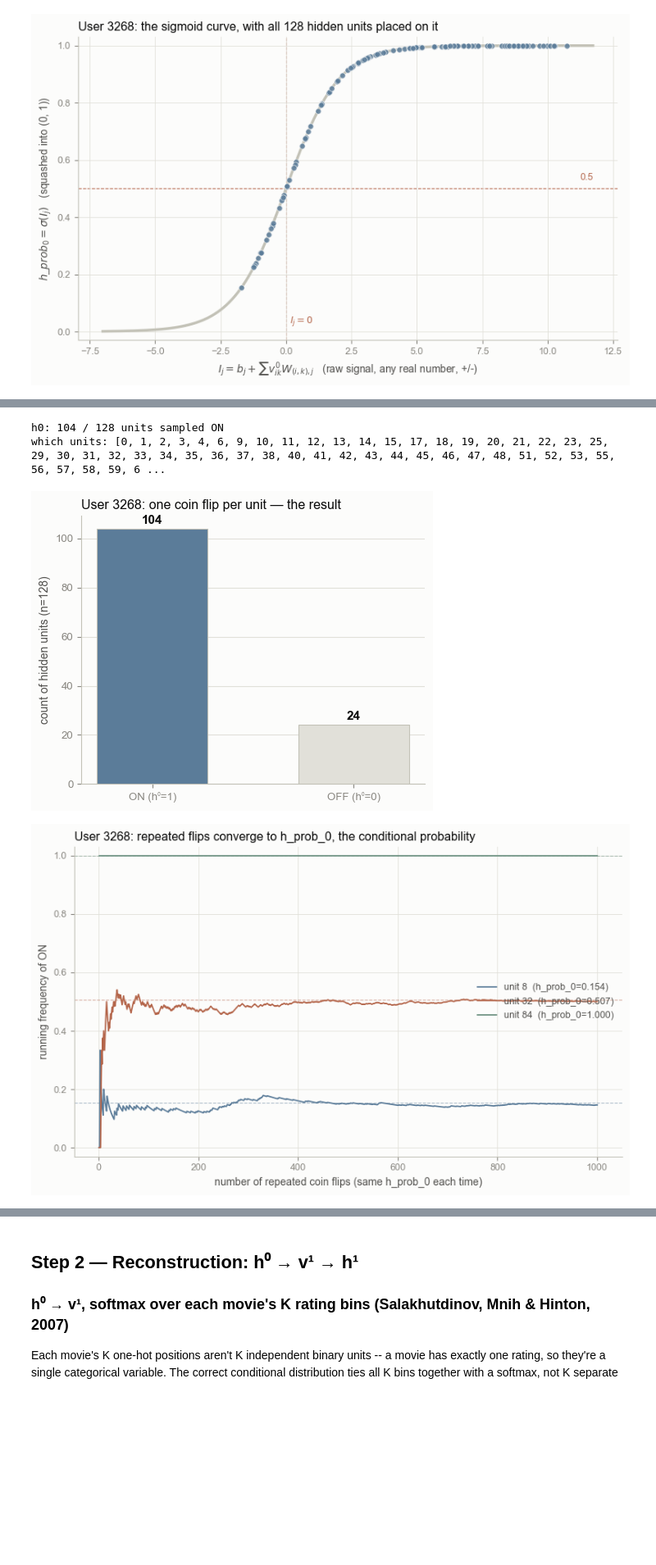
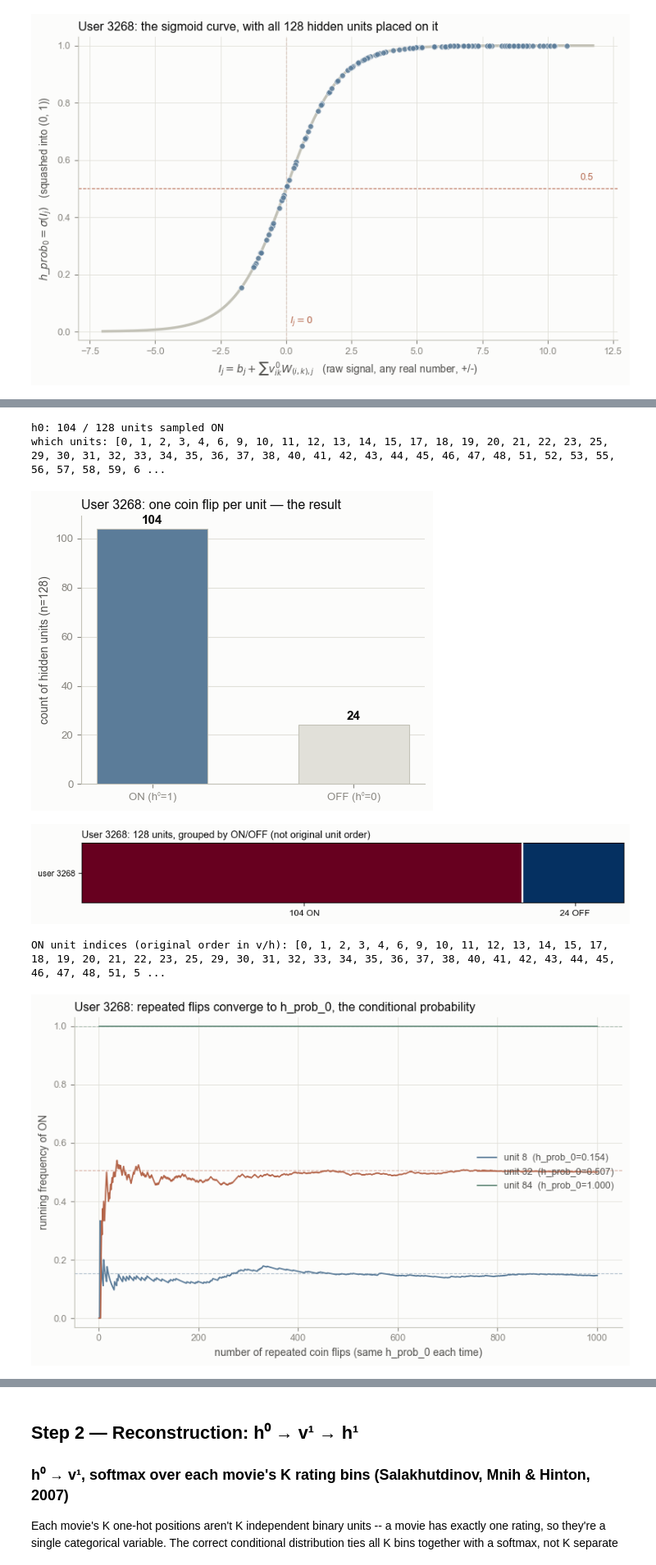
Before and after one commit to yixuan116/MovieLens-with-Restricted-Boltzmann-machine, a Jupyter notebook: notebooks/21_energy_single_user_demo_5k.ipynb, the cells around one changed output, grey strips where cells are left out. Shown at 82% size. Saved outputs shown, nothing was run; the diff lists cells and outputs as text; code cells hidden in the pictures; blank space fills up the shorter version.

```diff
--- a/notebooks/21_energy_single_user_demo_5k.ipynb
+++ b/notebooks/21_energy_single_user_demo_5k.ipynb
@@ -396,37 +416,59 @@ plt.tight_layout()
 plt.savefig(out_dir / f"user{DEMO_USER_ID}_step1_bernoulli_result.png", dpi=150, facecolor=SURFACE)
 plt.show()
 
+# ---- Chart A2: WHICH units are ON vs OFF -- grouped (all ON together, all OFF together), not original order ----
+on_units = np.where(h0 == 1)[0]
+off_units = np.where(h0 == 0)[0]
+grouped = np.concatenate([np.ones(len(on_units)), np.zeros(len(off_units))]).reshape(1, -1)
+
+fig, ax = plt.subplots(figsize=(9, 1.6), facecolor=SURFACE)
+ax.set_facecolor(SURFACE)
+im = ax.imshow(grouped, aspect="auto", cmap="RdBu_r", vmin=0, vmax=1)
+ax.axvline(len(on_units) - 0.5, color=SURFACE, linewidth=2, zorder=3)
+ax.set_yticks([0])
+ax.set_yticklabels([f"user {DEMO_USER_ID}"], fontsize=9, color=INK_PRIMARY)
+ax.set_xticks([len(on_units) / 2, len(on_units) + len(off_units) / 2])
+ax.set_xticklabels([f"{len(on_units)} ON", f"{len(off_units)} OFF"], fontsize=9.5, color=INK_PRIMARY)
+ax.set_title(f"User {DEMO_USER_ID}: 128 units, grouped by ON/OFF (not original unit order)", color=INK_PRIMARY, fontsize=10.5, loc="left")
+plt.tight_layout()
+plt.savefig(out_dir / f"user{DEMO_USER_ID}_step1_h0_map.png", dpi=150, facecolor=SURFACE, bbox_inches="tight")
+plt.show()
+print(f"ON unit indices (original order in v/h): {on_units.tolist()}")
+
+
 # ---- Chart B: repeat the SAME coin (same h_prob_0) many times -- frequency converges to the conditional probability ----
 rep_idx = [int(np.argmin(h_prob_0)), int(np.argmin(np.abs(h_prob_0 - 0.5))), int(np.argmax(h_prob_0))]
 n_flips = 1000
 rng_conv = np.random.default_rng(1)
 palette = ["#5b7c99", "#b4654a", "#6b9080"]
 
 fig, ax = plt.subplots(figsize=(8, 5), facecolor=SURFACE)
 ax.set_facecolor(SURFACE)
 for c, j in enumerate(rep_idx):
     draws = (rng_conv.random(n_flips) < h_prob_0[j]).astype(np.float64)
     running_freq = np.cumsum(draws) / np.arange(1, n_flips + 1)
     ax.plot(np.arange(1, n_flips + 1), running_freq, color=palette[c], linewidth=1.3, zorder=3,
             label=f"unit {j}  (h_prob_0={h_prob_0[j]:.3f})")
     ax.axhline(h_prob_0[j], color=palette[c], linewidth=0.8, linestyle="--", alpha=0.5, zorder=2)
 
 ax.set_xlabel("number of repeated coin flips (same h_prob_0 each time)", color=INK_SECONDARY, fontsize=10)
 ax.set_ylabel("running frequency of ON", color=INK_SECONDARY, fontsize=10)
 ax.set_title(f"User {DEMO_USER_ID}: repeated flips converge to h_prob_0, the conditional probability", color=INK_PRIMARY, fontsize=11.5, loc="left")
 ax.set_ylim(-0.03, 1.03)
 ax.legend(loc="center right", frameon=False, fontsize=9, labelcolor=INK_SECONDARY)
 for s in ("top", "right"):
     ax.spines[s].set_visible(False)
 for s in ("left", "bottom"):
     ax.spines[s].set_color(BASELINE)
 ax.tick_params(colors=INK_MUTED, labelsize=9)
 ax.grid(color=GRID, linewidth=0.6, zorder=0)
 plt.tight_layout()
 plt.savefig(out_dir / f"user{DEMO_USER_ID}_step1_bernoulli_convergence.png", dpi=150, facecolor=SURFACE)
 plt.show()
 # %% [output]
 h0: 104 / 128 units sampled ON
 which units: [0, 1, 2, 3, 4, 6, 9, 10, 11, 12, 13, 14, 15, 17, 18, 19, 20, 21, 22, 23, 25, 29, 30, 31, 32, 33, 34, 35, 36, 37, 38, 40, 41, 42, 43, 44, 45, 46, 47, 48, 51, 52, 53, 55, 56, 57, 58, 59, 6 ...
 [figure]
-[figure, old version]
+[figure, new version]
+ON unit indices (original order in v/h): [0, 1, 2, 3, 4, 6, 9, 10, 11, 12, 13, 14, 15, 17, 18, 19, 20, 21, 22, 23, 25, 29, 30, 31, 32, 33, 34, 35, 36, 37, 38, 40, 41, 42, 43, 44, 45, 46, 47, 48, 51, 5 ...
+[figure, added]
```
Also changed, not shown: parts of 42 cells of this notebook, 5 other files.
